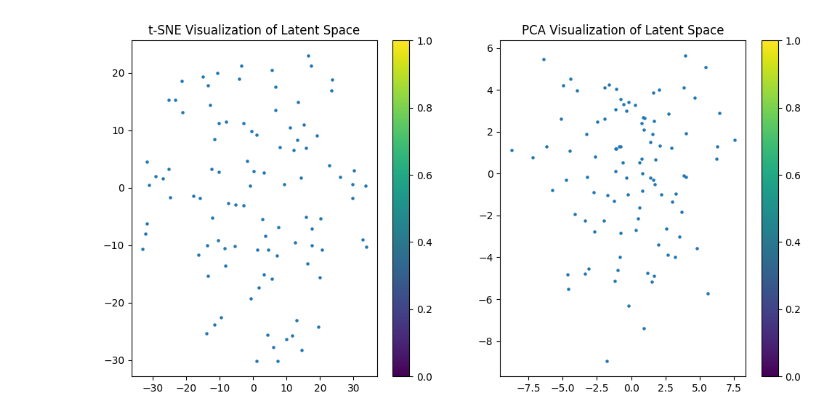
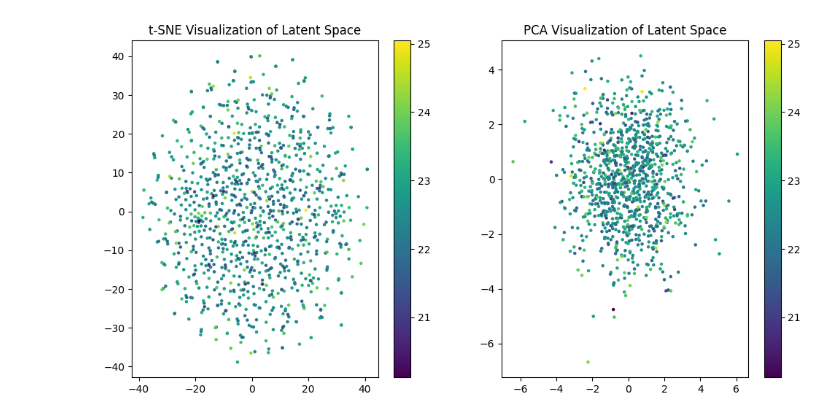
Before and after one commit to lukass16/CPSC-452-Final-Project, a Jupyter notebook: Latent Visualization/visualize.ipynb, the cells around one changed output. Cells and saved outputs as stored; diff of their text form; code cells hidden in the pictures.

Commit message:
more visualizations

```diff
--- a/Latent Visualization/visualize.ipynb
+++ b/Latent Visualization/visualize.ipynb
@@ -3,11 +3,11 @@ import torch
 import sys
 # add parent directory to the front of sys.path
 sys.path.insert(0, '..')
-import sdfvaemodel
+import final_model
 device = torch.device('cuda' if torch.cuda.is_available() else 'cpu')
 
-model = sdfvaemodel.Net().to(device)
-model.load_state_dict(torch.load("../pointnet_vaesdf.pth", weights_only=True))
+model = final_model.Net().to(device)
+model.load_state_dict(torch.load("../working_model.pth", weights_only=True))
 model.eval()
 # %% [output]
 Net(
@@ -31,20 +31,10 @@ Net(
 import dataset_utils as du
 from torch.utils.data import DataLoader, random_split
 
-B = 10
+B = 1
 
 # load dataset
-dataset = du.SDFDataset("../cars100")
-train_percent = 00.01
-
-
-# split dataset into training and validation sets
-train_size = int(train_percent * len(dataset))
-val_size = len(dataset) - train_size
-train_dataset, val_dataset = random_split(dataset, [train_size, val_size])
+dataset = du.SDFDataset("../cars995")
 
 # create data loaders for training and validation sets
-train_loader = DataLoader(train_dataset, batch_size=B, shuffle=True, num_workers=2, pin_memory=True)
-val_loader = DataLoader(val_dataset, batch_size=B, shuffle=False, num_workers=2, pin_memory=True)
-
-print(f"Train dataset size: {len(train_dataset)}, Validation dataset size: {len(val_dataset)}")
+data_loader = DataLoader(dataset, batch_size=B, shuffle=True, num_workers=2, pin_memory=True)
@@ -82,9 +58,0 @@ def process_batch(batch, np_in=2048, np_q=15000):
-# %%
-
-batch = next(iter(val_loader))
-print(f'Batch shape: {batch.shape}')
-x, pos, batch, query_pos, query_sdf = process_batch(batch)
-
-x_encoded, _, _ = model.encoder(x, pos, batch)
-
-z, mu, logvar = model.vae(x_encoded)
@@ -93,8 +59,7 @@ Batch shape: torch.Size([10, 50000, 4])
 # %%
 all_z = []
 
-for batch in val_loader:
-    print(f'Batch shape: {batch.shape}')
+for batch in data_loader:
     x, pos, batch, query_pos, query_sdf = process_batch(batch)
 
     x_encoded, _, _ = model.encoder(x, pos, batch)
@@ -127,25 +99,29 @@ torch.Size([99, 512])
 # %%
+import numpy as np
+
 # Visualize using t-SNE
-tsne = TSNE(n_components=2, random_state=42, perplexity=5)
+tsne = TSNE(n_components=2, random_state=42, perplexity=10)
 z_tsne = tsne.fit_transform(all_z.detach().cpu())
 
 # Visualize using PCA
 pca = PCA(n_components=2)
 z_pca = pca.fit_transform(all_z.detach().cpu())
 
+colors = np.linalg.norm(all_z.cpu().numpy(), axis=1)
+
 # Plot
 plt.figure(figsize=(12, 6))
 
 plt.subplot(1, 2, 1)
-plt.scatter(z_tsne[:, 0], z_tsne[:, 1], cmap='viridis', s=5)
+plt.scatter(z_tsne[:, 0], z_tsne[:, 1], c=colors, cmap='viridis', s=5)
 plt.colorbar()
 plt.title('t-SNE Visualization of Latent Space')
 
 plt.subplot(1, 2, 2)
-plt.scatter(z_pca[:, 0], z_pca[:, 1], cmap='viridis', s=5)
+plt.scatter(z_pca[:, 0], z_pca[:, 1], c=colors, cmap='viridis', s=5)
 plt.colorbar()
 plt.title('PCA Visualization of Latent Space')
 
 plt.show()
 # %% [output]
-[figure, old version]
+[figure, new version]
```
Also changed, not shown: parts of 5 cells of this notebook, 5 other files.
